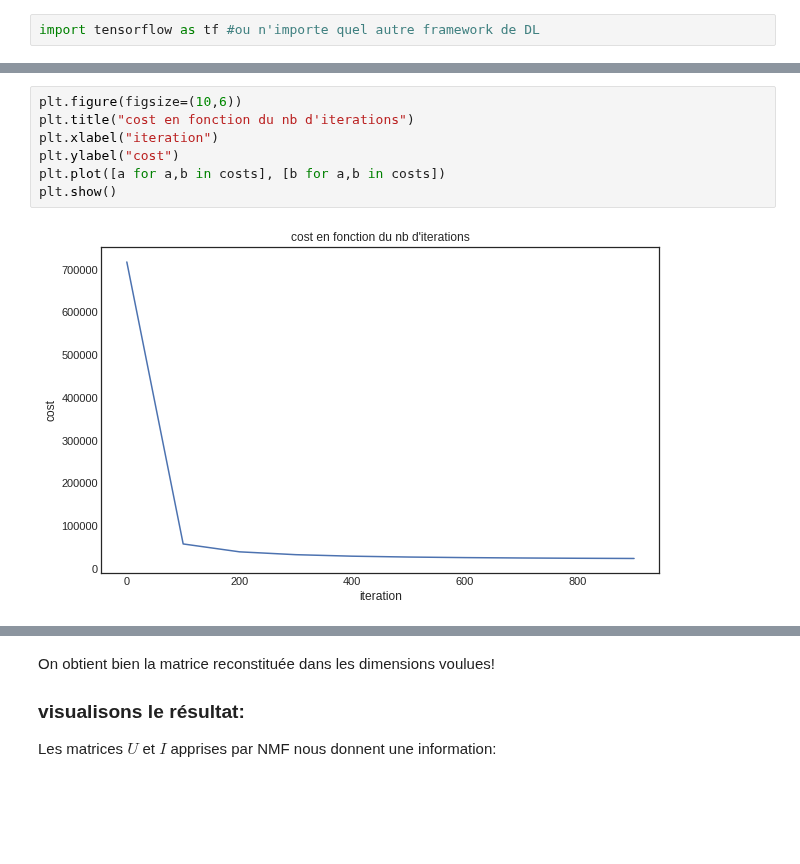
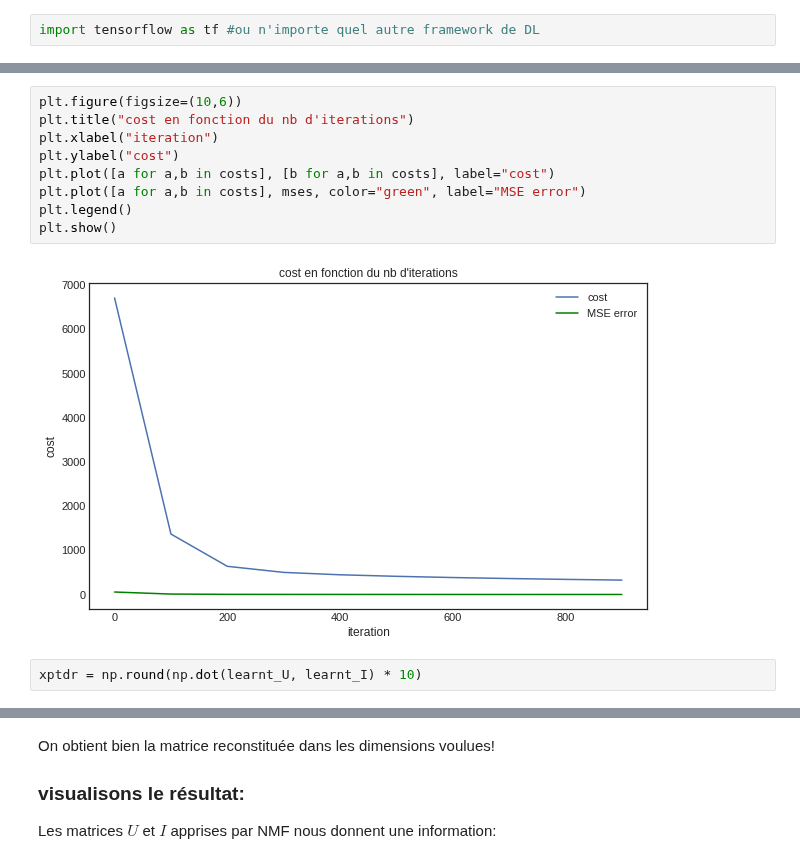
Before and after one commit to ismaelbonneau/movie_recommender, a Jupyter notebook: collaborative_filtering_1.ipynb, the cells around one changed output, grey strips where cells are left out. Cells and saved outputs as stored; diff of their text form; blank space fills up the shorter version.

```diff
--- a/collaborative_filtering_1.ipynb
+++ b/collaborative_filtering_1.ipynb
@@ -249,9 +286,13 @@ with tf.Session() as sess:
 # %%
 plt.figure(figsize=(10,6))
 plt.title("cost en fonction du nb d'iterations")
 plt.xlabel("iteration")
 plt.ylabel("cost")
-plt.plot([a for a,b in costs], [b for a,b in costs])
+plt.plot([a for a,b in costs], [b for a,b in costs], label="cost")
+plt.plot([a for a,b in costs], mses, color="green", label="MSE error")
+plt.legend()
 plt.show()
 # %% [output]
-[figure, old version]
+[figure, new version]
+# %%
+xptdr = np.round(np.dot(learnt_U, learnt_I) * 10)
```
Also changed, not shown: parts of 7 cells of this notebook.
